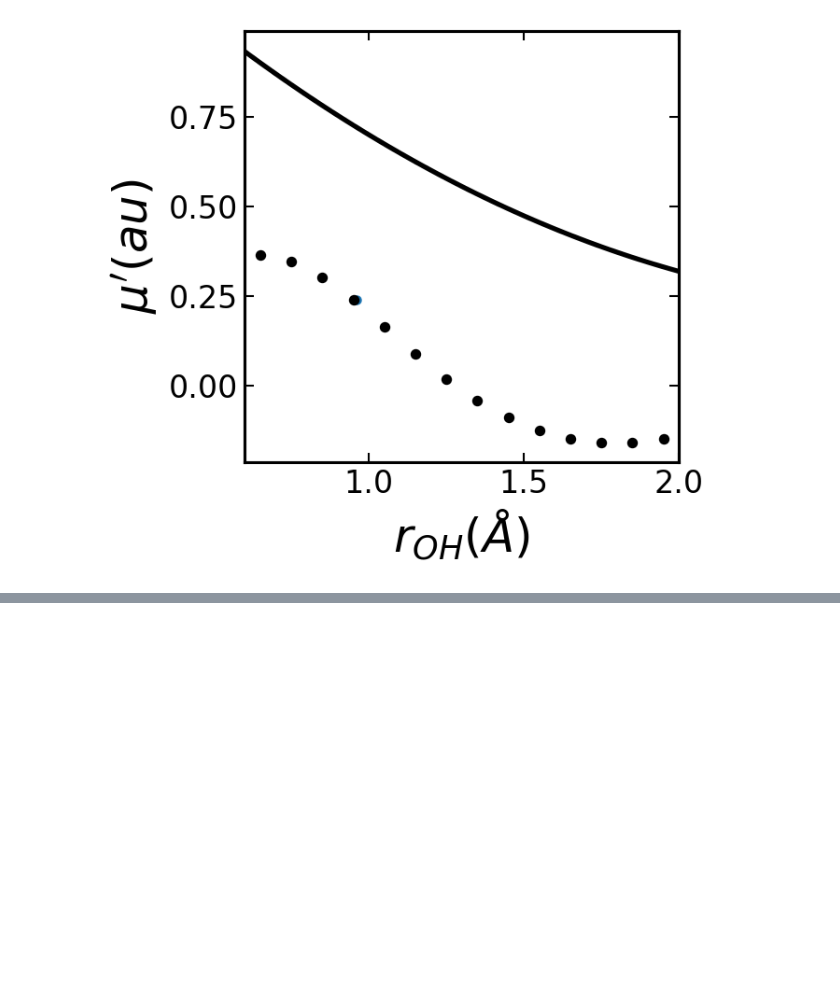
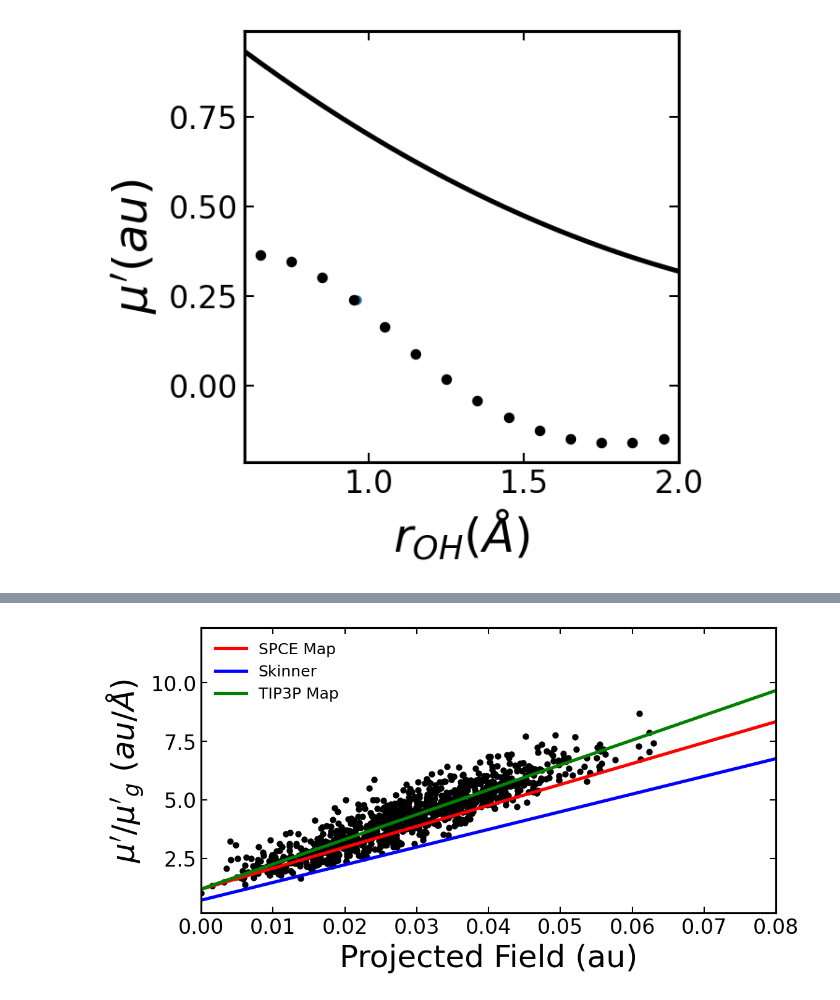
Before and after one commit to piskuliche/EmpiricalMapping, a Jupyter notebook: examples/empirical_map_plotting.ipynb, the cells around one changed output, grey strips where cells are left out. Cells and saved outputs as stored; diff of their text form; code cells hidden in the pictures; blank space fills up the shorter version.

```diff
--- a/examples/empirical_map_plotting.ipynb
+++ b/examples/empirical_map_plotting.ipynb
@@ -239,0 +381,23 @@ plt.show()
+# %%
+popt, pcov, r2 = tip_map.map_fit_parameters['dmu_num_scaled']
+poly = mu_fit_selector(1)
+
+evals = np.linspace(0.0, 0.10, 100)
+yvalues = poly(evals, *popt)
+
+skinner = poly(evals, 0.71116, 75.591)
+
+spce = poly(evals, 1.1815, 89.49)
+
+fig = plt.figure(figsize=(8,4),dpi=150)
+plt.scatter(tip_map.Eproj, tip_map.dmu_num/tip_map.dmu_num[-1], c='black')
+plt.plot(evals, spce, c='red', label='SPCE Map')
+plt.plot(evals, skinner, c='blue', label='Skinner')
+plt.plot(evals, yvalues, c='green', label='TIP3P Map')
+plt.legend(frameon=False)
+plt.xlabel("Projected Field (au)")
+plt.ylabel("$\mu'/\mu'_g~(au/\AA)$")
+plt.xlim(0, 0.08)
+plt.show()
+# %% [output]
+[figure, added]
```
Also changed, not shown: parts of 34 cells of this notebook, 1 other file.
